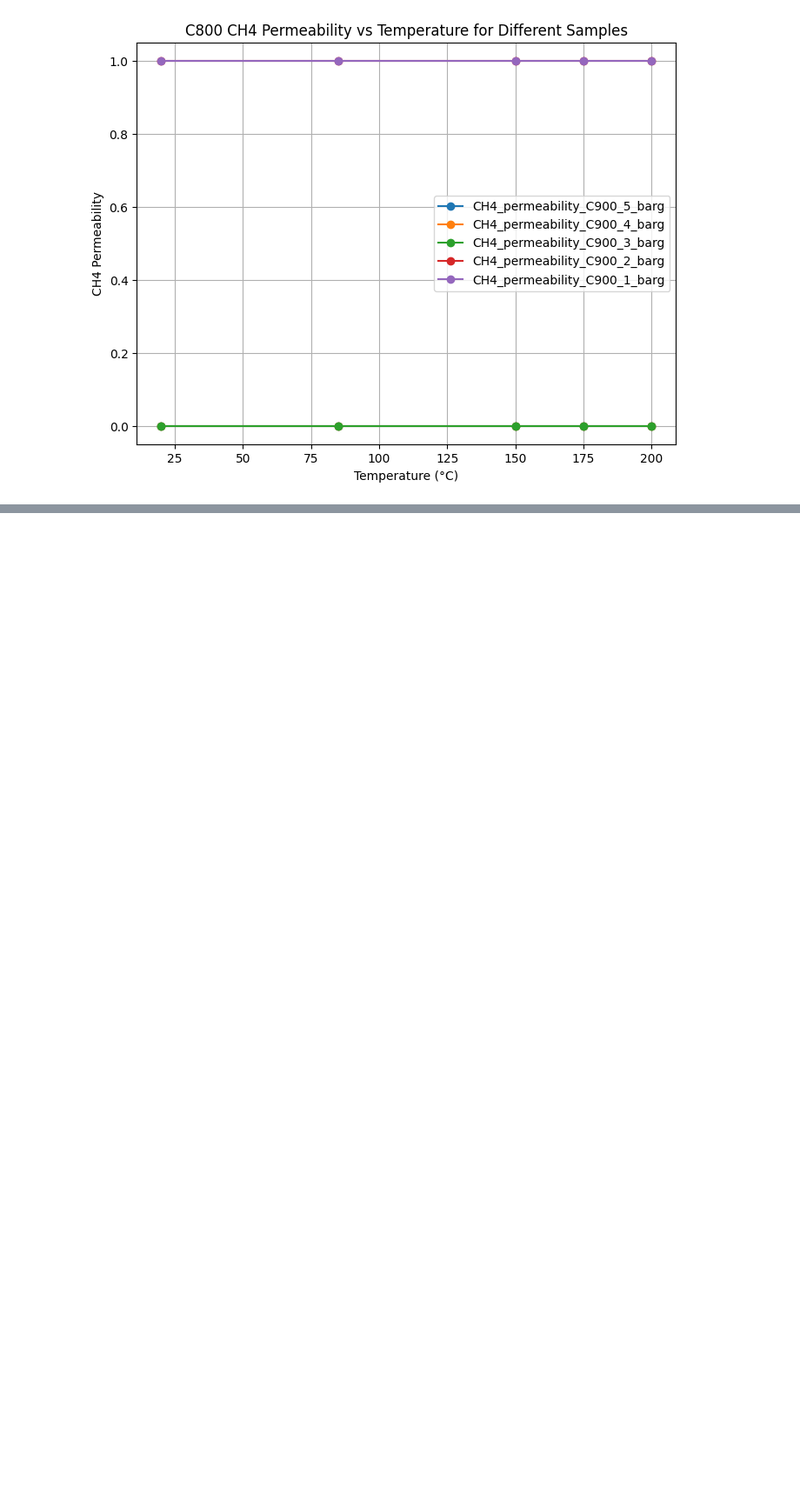
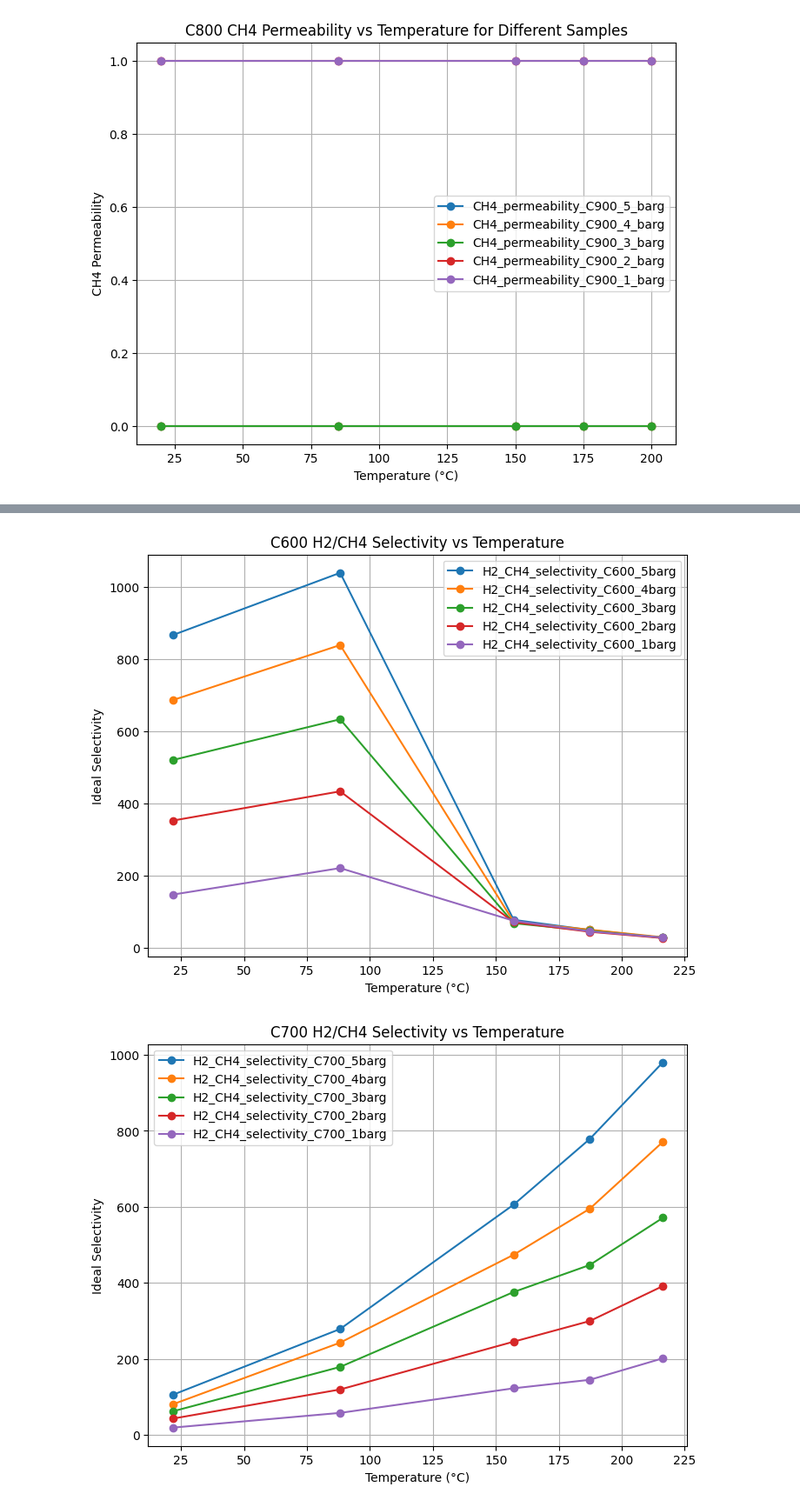
Before and after one commit to bloodod/CBL_Game, a Jupyter notebook: Graphs.ipynb, the cells around one changed output, grey strips where cells are left out. Shown at 87% size. Drawn from its saved outputs; the diff is of its cells as text; code cells hidden in the pictures; blank space fills up the shorter version.

```diff
--- a/Graphs.ipynb
+++ b/Graphs.ipynb
@@ -342,0 +421,75 @@ data = {
+# %%
+
+data = {
+    'Temperature': [21.7,88.2,157.1,187.3,216.3],
+    'H2_CH4_selectivity_C600_5barg': [866.5,1039,78.1,50.1,28.5],
+    'H2_CH4_selectivity_C600_4barg': [686.5,839,72.5,50.9,29.9],
+    'H2_CH4_selectivity_C600_3barg': [520.5,633.5,68.7,47.7,28.7],
+    'H2_CH4_selectivity_C600_2barg': [352.9,433.9,71.6,45.0,27.7],
+    'H2_CH4_selectivity_C600_1barg': [148.0,221.4,75.5,46.3,29.1],
+    'H2_CH4_selectivity_C700_5barg': [104.9,278.4,605.9,778.7,980.4],
+    'H2_CH4_selectivity_C700_4barg': [79.9,242.4,473.9,595.0,771.0],
+    'H2_CH4_selectivity_C700_3barg': [61.4,178.5,375.8,446.9,571.0],
+    'H2_CH4_selectivity_C700_2barg': [42.3,119.1,245.0,299.3,391.3],
+    'H2_CH4_selectivity_C700_1barg': [18.6,57.4,122.2,144.5,201.1],
+    'H2_CH4_selectivity_C800_5barg': [1.2,2.4,3.9,3.7,3.8],
+    'H2_CH4_selectivity_C800_4barg': [1,1,2.6,2.6,2.7],
+    'H2_CH4_selectivity_C800_3barg': [1,1,1,1.8,2.1],
+    'H2_CH4_selectivity_C800_2barg': [1,1,1,1,1.7],
+    'H2_CH4_selectivity_C800_1barg': [1,1,1,1,1],
+    'H2_CH4_selectivity_C900_5barg': [1, 1, 1, 1, 2.6],
+    'H2_CH4_selectivity_C900_4barg': [1, 1, 1, 1, 2],
+    'H2_CH4_selectivity_C900_3barg': [1, 1, 1, 1, 1],
+    'H2_CH4_selectivity_C900_2barg': [1, 1, 1, 1, 1],
+    'H2_CH4_selectivity_C900_1barg': [1, 1, 1, 1, 1],
+}
+
+
+# Convert data to DataFrame
+df = pd.DataFrame(data)
+
+# Plotting N2 Permeate vs Temperature
+plt.figure(figsize=(8, 6))
+for column in df.columns[1:6]:
+    plt.plot(df['Temperature'], df[column], label=column, marker='o')
+plt.xlabel("Temperature (°C)")
+plt.ylabel("Ideal Selectivity")
+plt.title("C600 H2/CH4 Selectivity vs Temperature")
+plt.legend()
+plt.grid(True)
+plt.show()
+
+# Plotting H2 Permeate vs Temperature
+plt.figure(figsize=(8, 6))
+for column in df.columns[6:11]:
+    plt.plot(df['Temperature'], df[column], label=column, marker='o')
+plt.xlabel("Temperature (°C)")
+plt.ylabel("Ideal Selectivity")
+plt.title("C700 H2/CH4 Selectivity vs Temperature")
+plt.legend()
+plt.grid(True)
+plt.show()
+
+# Plotting He Permeate vs Temperature
+plt.figure(figsize=(8, 6))
+for column in df.columns[11:16]:
+    plt.plot(df['Temperature'], df[column], label=column, marker='o')
+plt.xlabel("Temperature (°C)")
+plt.ylabel("Ideal Selectivity")
+plt.title("C800 H2/CH4 Selectivity vs Temperature")
+plt.legend()
+plt.grid(True)
+plt.show()
+
+plt.figure(figsize=(8, 6))
+for column in df.columns[16:]:
+    plt.plot(df['Temperature'], df[column], label=column, marker='o')
+plt.xlabel("Temperature (°C)")
+plt.ylabel("Ideal Selectivity")
+plt.title("C900 H2/CH4 Selectivity vs Temperature")
+plt.legend()
+plt.grid(True)
+plt.show()
+# %% [output]
+[figure, added]
+[figure, added]
```
Also changed, not shown: parts of 5 cells of this notebook.
